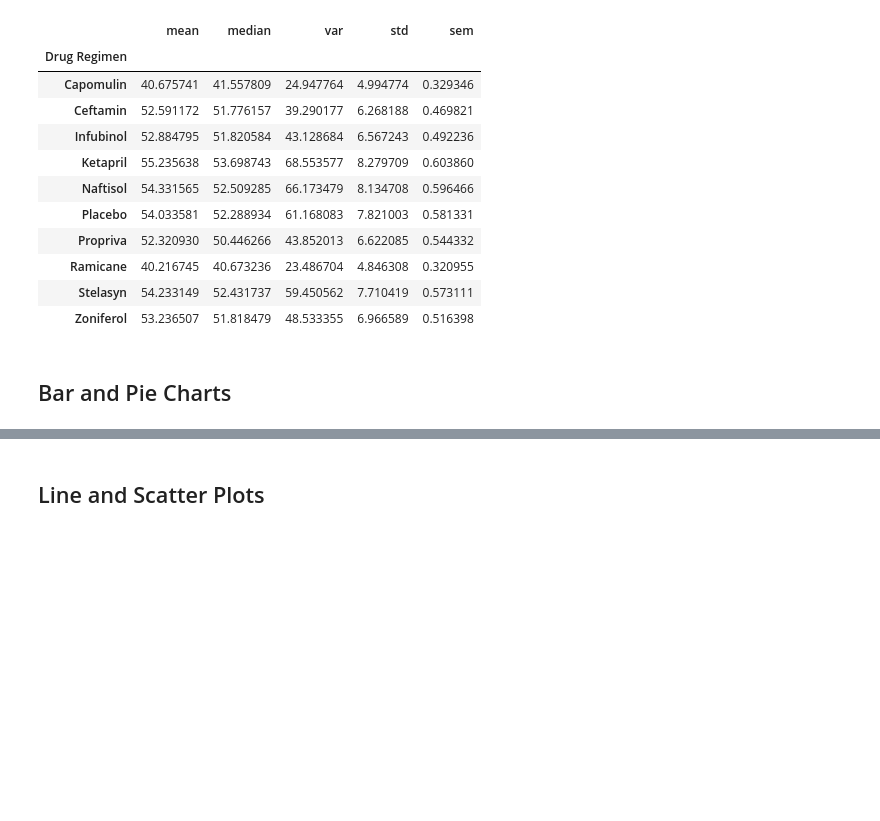
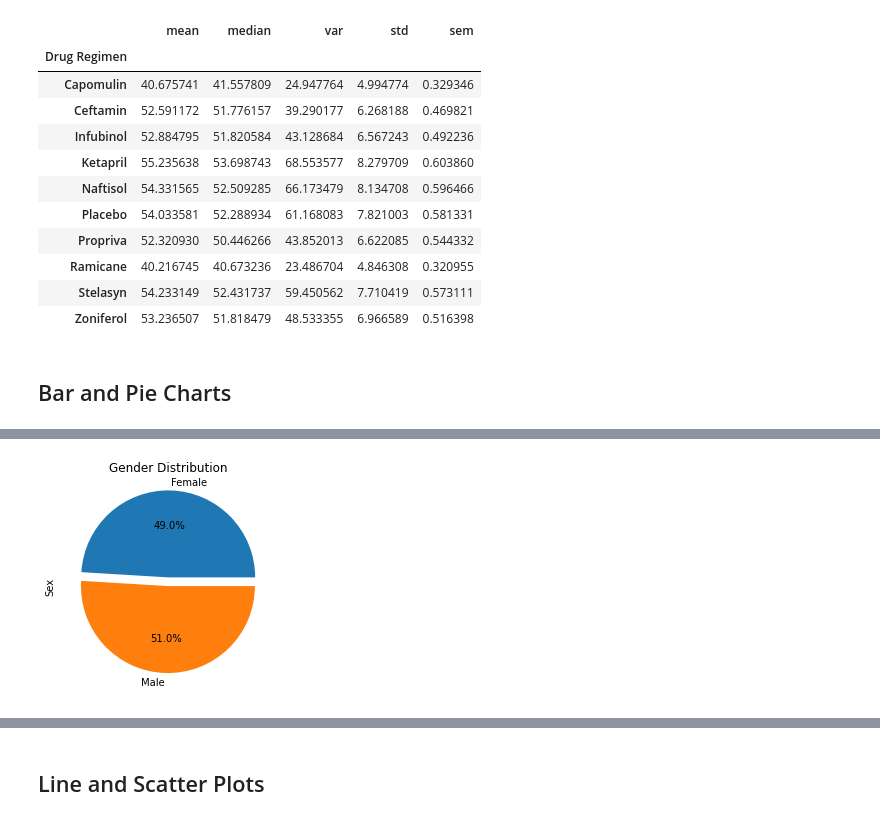
Before and after one commit to hibaa-a/matplotlib, a Jupyter notebook: Pymaceuticals/pymaceuticals.ipynb, the cells around one changed output, grey strips where cells are left out. Cells and saved outputs as stored; diff of their text form; code cells hidden in the pictures; blank space fills up the shorter version.

```diff
--- a/Pymaceuticals/pymaceuticals.ipynb
+++ b/Pymaceuticals/pymaceuticals.ipynb
@@ -136 +153,9 @@ summary2
+# %%
+# Generate a pie plot showing the distribution of female versus male mice using Pandas
+
+gender = new_data.groupby(['Sex'])['Sex'].count()
+gender_pie_plot = gender.plot(kind='pie', y='Mouse ID', title='Gender Distribution', autopct='%1.1f%%', explode=(0.1, 0))
+plt.show()
+# %% [output]
+[figure, added]
 # %%
```
Also changed, not shown: parts of 13 cells of this notebook.
